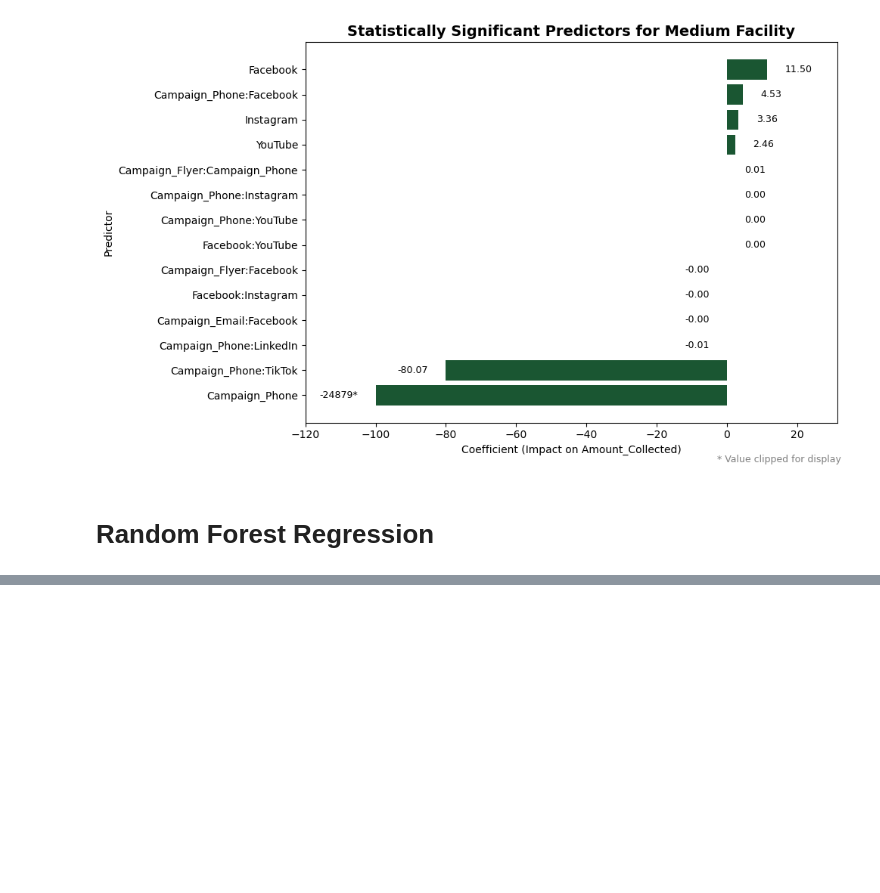
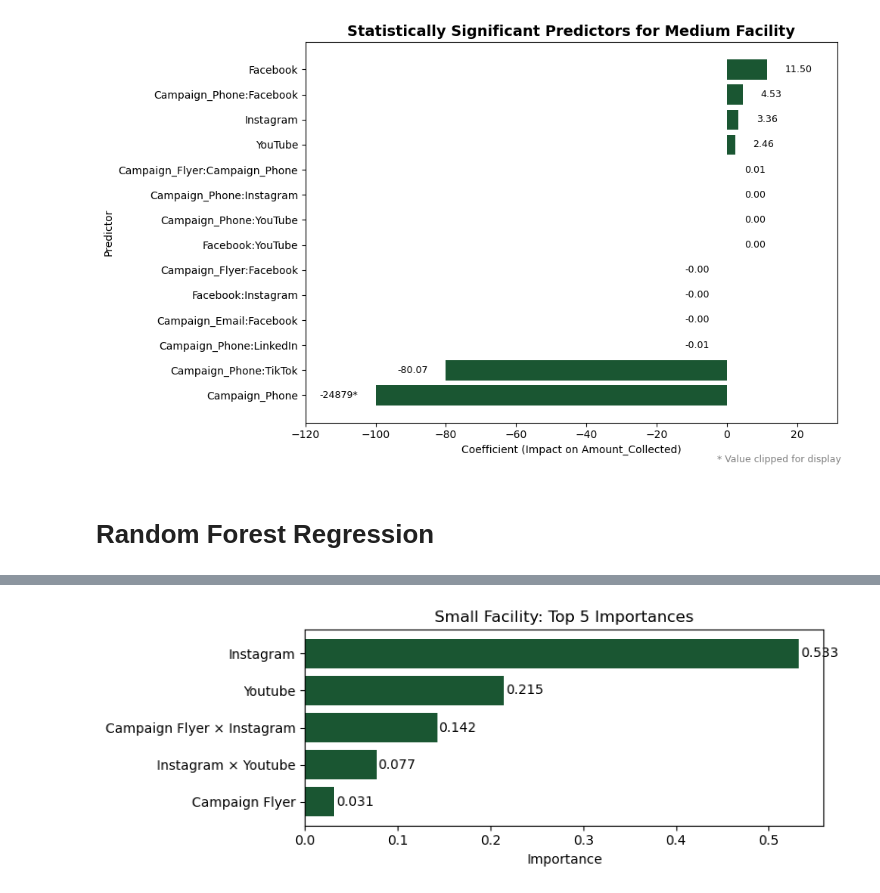
Before and after one commit to Asif-Rasool/MMM, a Jupyter notebook: main.ipynb, the cells around one changed output, grey strips where cells are left out. Saved outputs shown, nothing was run; the diff lists cells and outputs as text; code cells hidden in the pictures; blank space fills up the shorter version.

```diff
--- a/main.ipynb
+++ b/main.ipynb
@@ -713,0 +1008,80 @@ KeyError: "['Amount Collected', 'Client ID'] not found in axis"
+# %%
+# ── Segment‐Specific Random Forest Summaries (Notebook) ──
+
+import json
+import pandas as pd
+import matplotlib.pyplot as plt
+from IPython.display import display, Markdown
+
+%matplotlib inline
+
+segments = ["Small Facility", "Medium Facility", "Private Facility", "Large Facility"]
+
+for seg in segments:
+    safe_seg = seg.replace(" ", "_")
+    display(Markdown(f"## {seg} Random Forest Results and Interpretation"))
+
+    # 1) Metrics
+    mets = json.load(open(f"Outputs/segments/rf_metrics_{safe_seg}.json"))
+    display(Markdown(f"""
+**Test RMSE:** {mets['rmse']:.0f}
+**Test R²:** {mets['r2']:.3f}
+**Avg 5-fold CV R²:** {mets['avg_cv_r2']:.3f}
+"""))
+
+    # 2) Top-5 Feature Importances
+    fi = (
+        pd.read_csv(f"Outputs/segments/feature_importance_{safe_seg}.csv")
+          .sort_values("importance", ascending=False)
+          .head(5)
+    )
+    fi["Feature"] = (
+        fi["feature"]
+          .str.replace("_x_", " × ")
+          .str.replace("_", " ")
+          .str.title()
+    )
+    display(Markdown("**Top 5 Feature Importances**"))
+    display(
+        fi[["Feature","importance"]]
+          .rename(columns={"importance":"Importance"})
+    )
+
+    # 3) Bar chart
+    plt.figure(figsize=(8,3))
+    bars = plt.barh(fi["Feature"][::-1], fi["importance"][::-1], color="#1A5632")
+    plt.xlabel("Importance")
+    plt.title(f"{seg}: Top 5 Importances")
+    for bar in bars:
+        w = bar.get_width()
+        plt.text(w + 0.002, bar.get_y() + bar.get_height()/2, f"{w:.3f}", va="center")
+    plt.tight_layout()
+    plt.show()
+
+    # 4) **All** Marginal Effects
+    marg = json.load(open(f"Outputs/segments/rf_marginals_{safe_seg}.json"))
+    dfm = (
+        pd.DataFrame.from_dict(marg, orient="index", columns=["Marginal Effect"])
+          .sort_values("Marginal Effect", ascending=False)
+          .reset_index()
+          .rename(columns={"index":"Feature"})
+    )
+    dfm["Feature"] = (
+        dfm["Feature"]
+          .str.replace("_x_", " × ")
+          .str.replace("_", " ")
+          .str.title()
+    )
+    display(Markdown("**Marginal Effects (per 1-unit increase)**"))
+    display(dfm.set_index("Feature").style.format({"Marginal Effect":"${:,.2f}"}))
+
+    # 5) OLS-style write-up for top two
+    f1, v1 = dfm.iloc[0][["Feature","Marginal Effect"]]
+    f2, v2 = dfm.iloc[1][["Feature","Marginal Effect"]]
+    display(Markdown(f"""
+A one-unit increase in **{f1}** is associated with an average uplift of **${v1:,.2f}**,
+while a one-unit increase in **{f2}** yields about **${v2:,.2f}**, holding all else constant.
+"""))
+
+    display(Markdown("---"))
+# %% [output]
@@ -713,0 +1100 @@ KeyError: "['Amount Collected', 'Client ID'] not found in axis"
+[figure, added]
```
Also changed, not shown: parts of 10 cells of this notebook, 38 other files.
